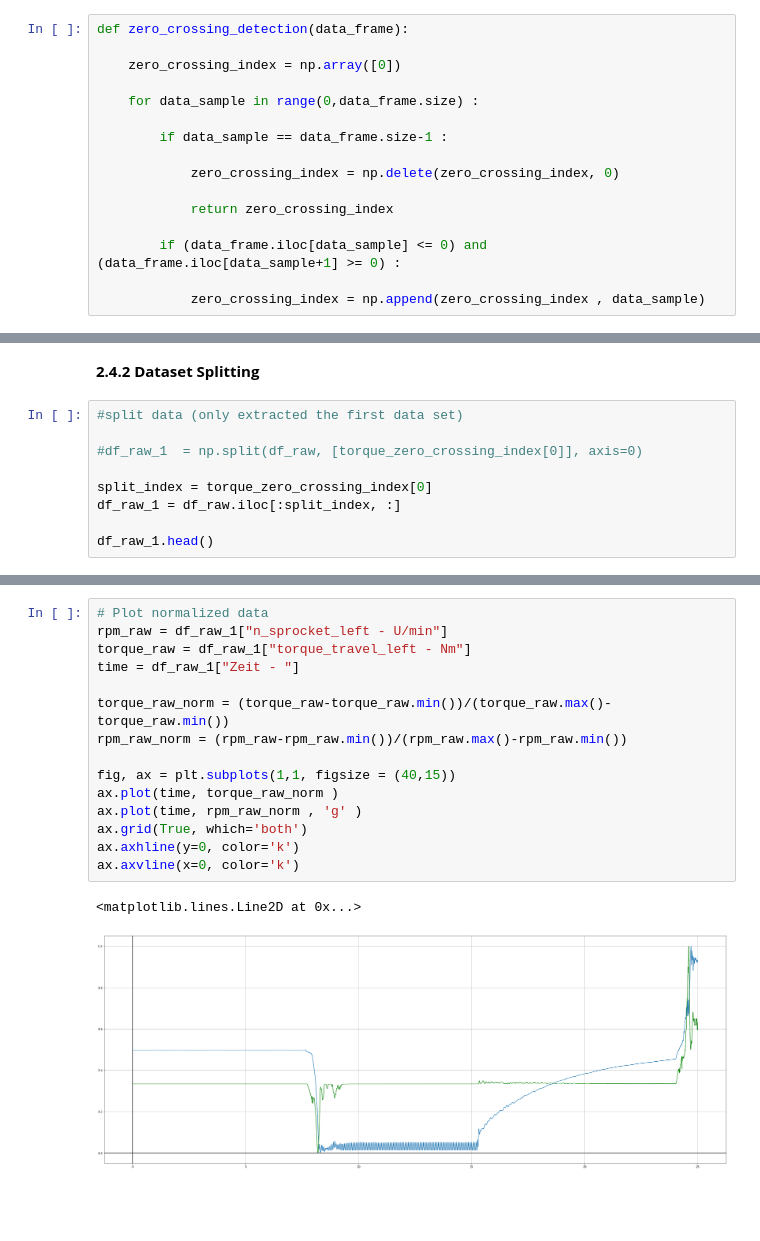
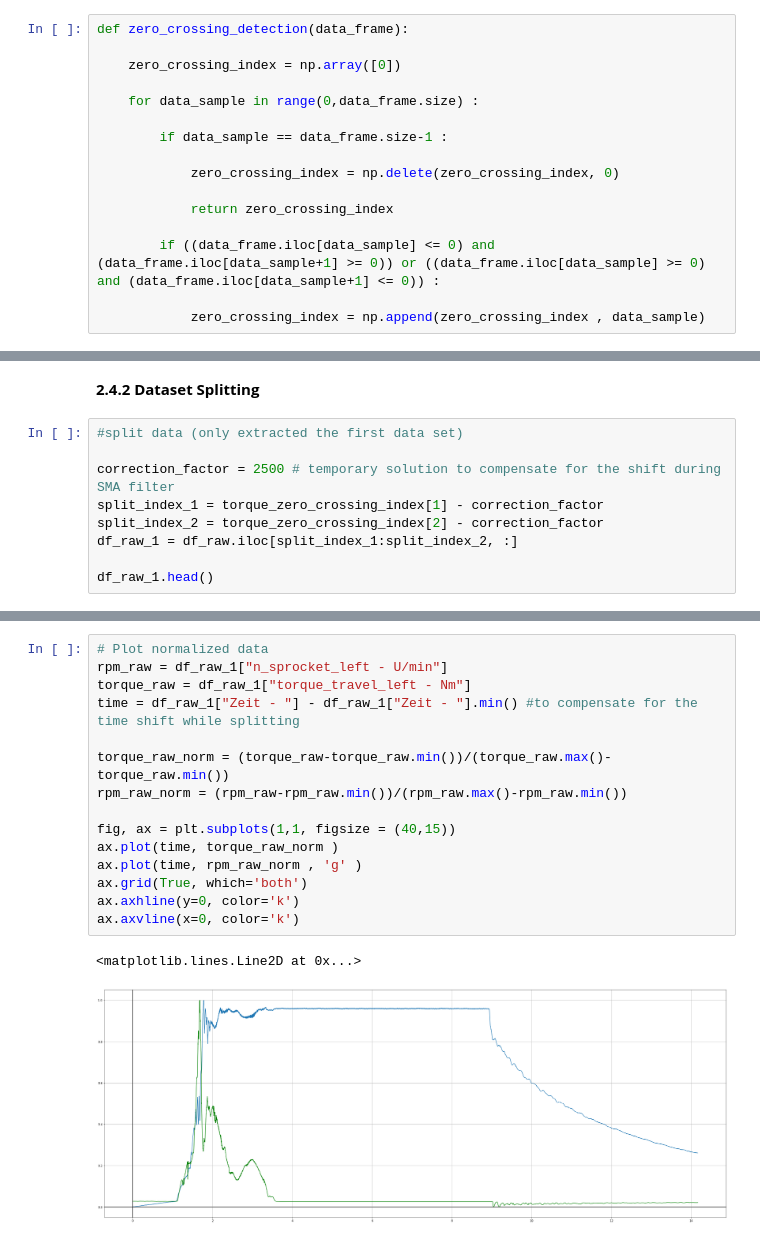
Before and after one commit to Ayushman-Choudhuri/RWTH_Hackmining_Hackathon, a Jupyter notebook: src/RWTH - Hack Mining Hackathon.ipynb, the cells around one changed output, grey strips where cells are left out. Saved outputs shown, nothing was run; the diff lists cells and outputs as text; blank space fills up the shorter version.

Commit message:
zero crossing bug resolved

```diff
--- a/src/RWTH - Hack Mining Hackathon.ipynb
+++ b/src/RWTH - Hack Mining Hackathon.ipynb
@@ -111,7 +111,7 @@ def zero_crossing_detection(data_frame):
 
             return zero_crossing_index
 
-        if (data_frame.iloc[data_sample] <= 0) and (data_frame.iloc[data_sample+1] >= 0) :
+        if ((data_frame.iloc[data_sample] <= 0) and (data_frame.iloc[data_sample+1] >= 0)) or ((data_frame.iloc[data_sample] >= 0) and (data_frame.iloc[data_sample+1] <= 0)) :
 
             zero_crossing_index = np.append(zero_crossing_index , data_sample)
 # %%
@@ -131,10 +135,10 @@ print(rpm_zero_crossing_index)
 # %%
 #split data (only extracted the first data set)
 
-#df_raw_1  = np.split(df_raw, [torque_zero_crossing_index[0]], axis=0)
-
-split_index = torque_zero_crossing_index[0]
-df_raw_1 = df_raw.iloc[:split_index, :]
+correction_factor = 2500 # temporary solution to compensate for the shift during SMA filter
+split_index_1 = torque_zero_crossing_index[1] - correction_factor
+split_index_2 = torque_zero_crossing_index[2] - correction_factor
+df_raw_1 = df_raw.iloc[split_index_1:split_index_2, :]
 
 df_raw_1.head()
 # %% [output]
@@ -147,18 +151,18 @@ df_raw_1.head()
 # %%
 # Plot normalized data
 rpm_raw = df_raw_1["n_sprocket_left - U/min"]
 torque_raw = df_raw_1["torque_travel_left - Nm"]
-time = df_raw_1["Zeit - "]
+time = df_raw_1["Zeit - "] - df_raw_1["Zeit - "].min() #to compensate for the time shift while splitting
 
 torque_raw_norm = (torque_raw-torque_raw.min())/(torque_raw.max()-torque_raw.min())
 rpm_raw_norm = (rpm_raw-rpm_raw.min())/(rpm_raw.max()-rpm_raw.min())
 
 fig, ax = plt.subplots(1,1, figsize = (40,15))
 ax.plot(time, torque_raw_norm )
 ax.plot(time, rpm_raw_norm , 'g' )
 ax.grid(True, which='both')
 ax.axhline(y=0, color='k')
 ax.axvline(x=0, color='k')
 # %% [output]
 <matplotlib.lines.Line2D at 0x...>
-[figure, old version]
+[figure, new version]
```
Also changed, not shown: parts of 3 cells of this notebook.
